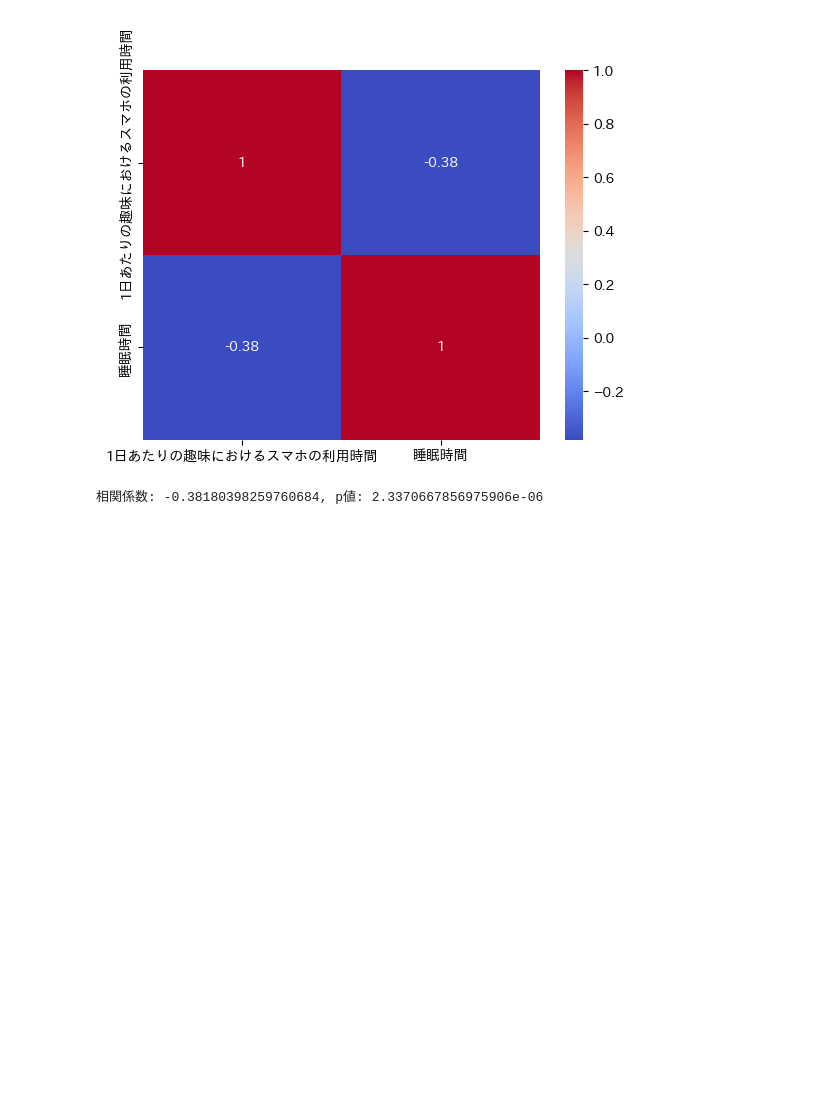
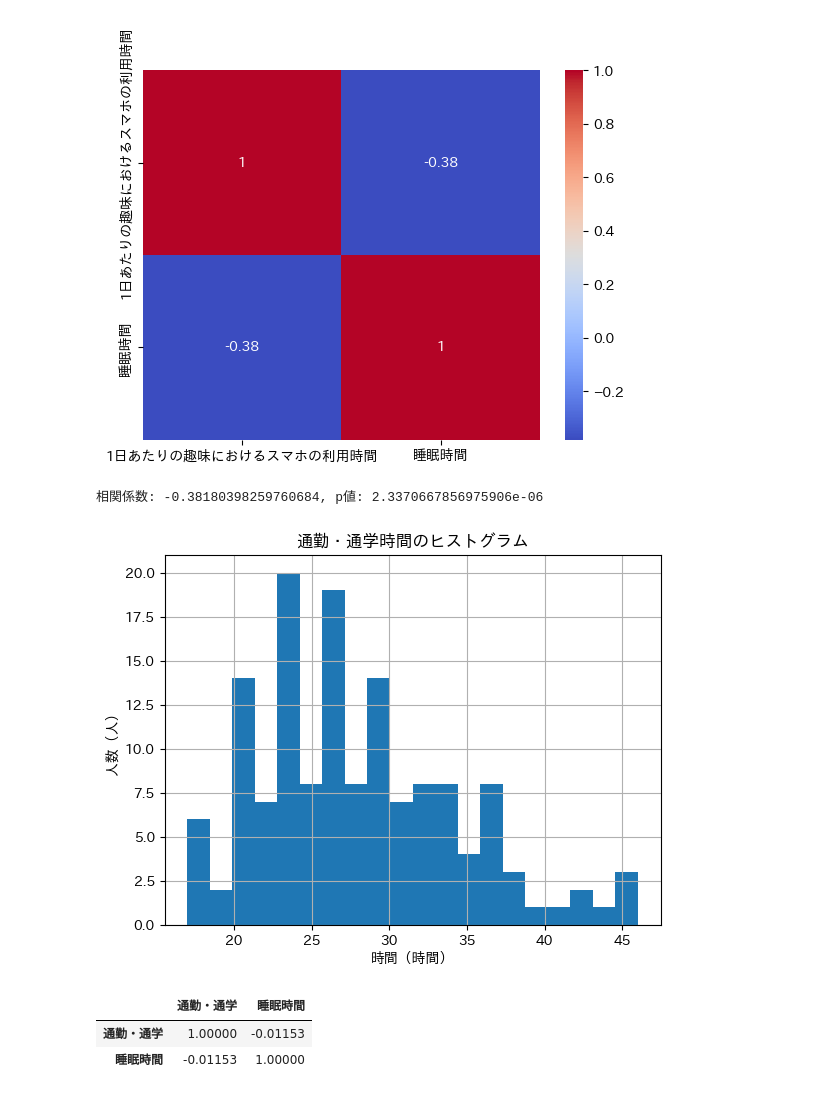
Before and after one commit to 2422100/statistics, a Jupyter notebook: smartphon.ipynb, the cells around one changed output. Saved outputs shown, nothing was run; the diff lists cells and outputs as text; code cells hidden in the pictures; blank space fills up the shorter version.

```diff
--- a/smartphon.ipynb
+++ b/smartphon.ipynb
@@ -105,3 +105,19 @@ r, p = stats.pearsonr(df['1日あたりの趣味におけるスマホの利用
 print(f'相関係数: {r}, p値: {p}')
 # %% [output]
 相関係数: -0.38180398259760684, p値: 2.3370667856975906e-06
+# %%
+# 通勤・通学時間のヒストグラム
+df['通勤・通学'].hist(bins=20)
+plt.title('通勤・通学時間のヒストグラム')
+plt.xlabel('時間（時間）')
+plt.ylabel('人数（人）')
+plt.show()
+# %% [output]
+[figure, added]
+# %%
+# 通勤・通学時間と睡眠時間の相関
+df[['通勤・通学', '睡眠時間']].corr()
+# %% [output]
+|  | 通勤・通学 | 睡眠時間 |
+| 通勤・通学 | 1.00000 | -0.01153 |
+| 睡眠時間 | -0.01153 | 1.00000 |
```
Also changed, not shown: parts of 1 cell of this notebook.
